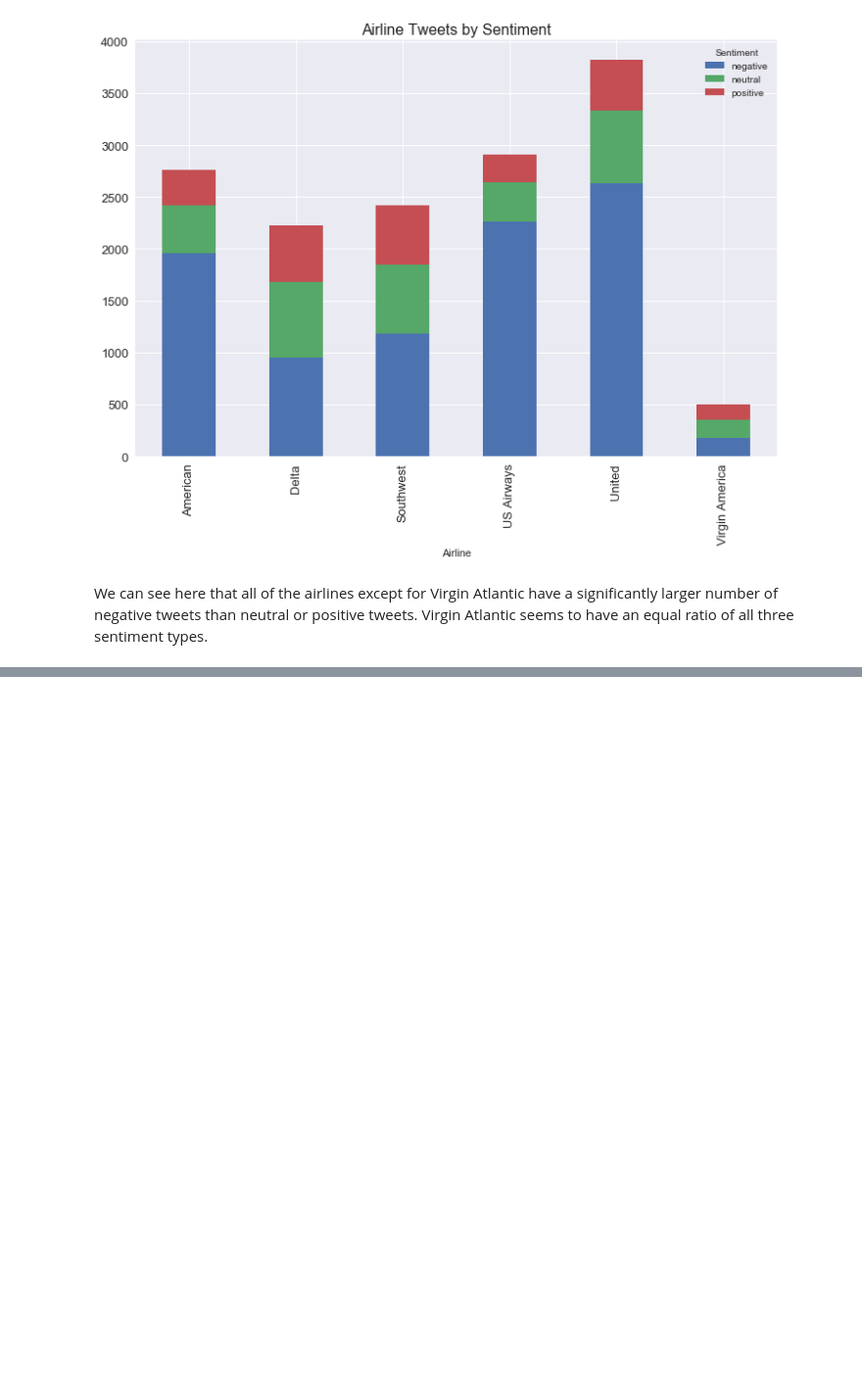
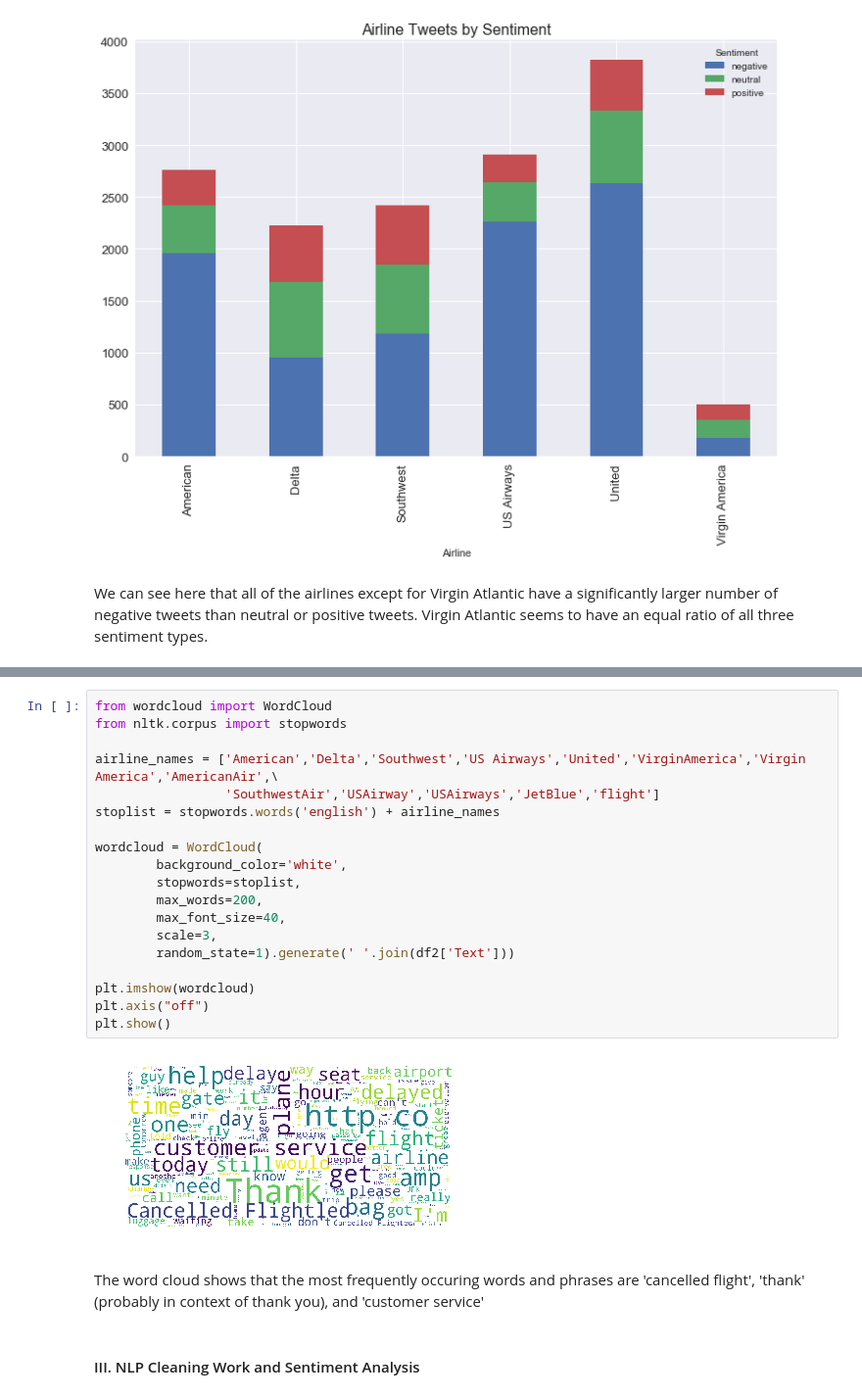
Before and after one commit to ZoeMarkovits/Data_Mining_Project_One, a Jupyter notebook: Twitter Sentiment.ipynb, the cells around one changed output, grey strips where cells are left out. Shown at 98% size. Saved outputs shown, nothing was run; the diff lists cells and outputs as text; blank space fills up the shorter version.

```diff
--- a/Twitter Sentiment.ipynb
+++ b/Twitter Sentiment.ipynb
@@ -278,0 +296,25 @@ We can see here that all of the airlines except for Virgin Atlantic have a signi
+# %%
+from wordcloud import WordCloud
+from nltk.corpus import stopwords
+
+airline_names = ['American','Delta','Southwest','US Airways','United','VirginAmerica','Virgin America','AmericanAir',\
+                 'SouthwestAir','USAirway','USAirways','JetBlue','flight']
+stoplist = stopwords.words('english') + airline_names
+
+wordcloud = WordCloud(
+        background_color='white',
+        stopwords=stoplist,
+        max_words=200,
+        max_font_size=40,
+        scale=3,
+        random_state=1).generate(' '.join(df2['Text']))
+
+plt.imshow(wordcloud)
+plt.axis("off")
+plt.show()
+# %% [output]
+[figure, added]
+# %% [markdown]
+The word cloud shows that the most frequently occuring words and phrases are 'cancelled flight', 'thank' (probably in context of thank you), and 'customer service'
+# %% [markdown]
+#### III. NLP Cleaning Work and Sentiment Analysis
```
Also changed, not shown: parts of 21 cells of this notebook.
